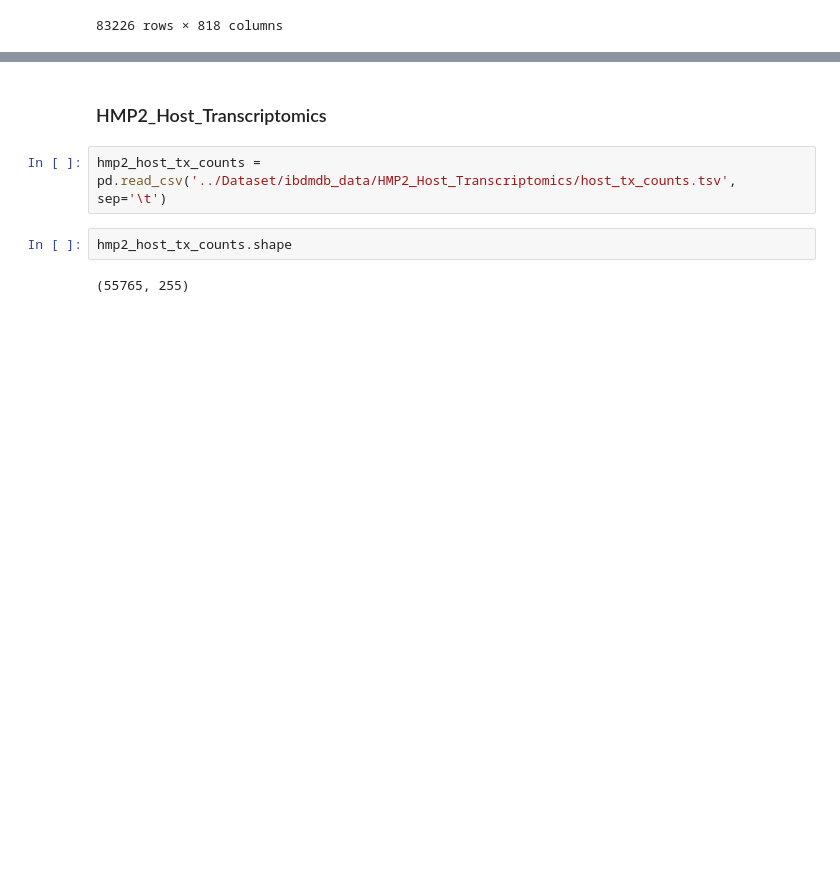
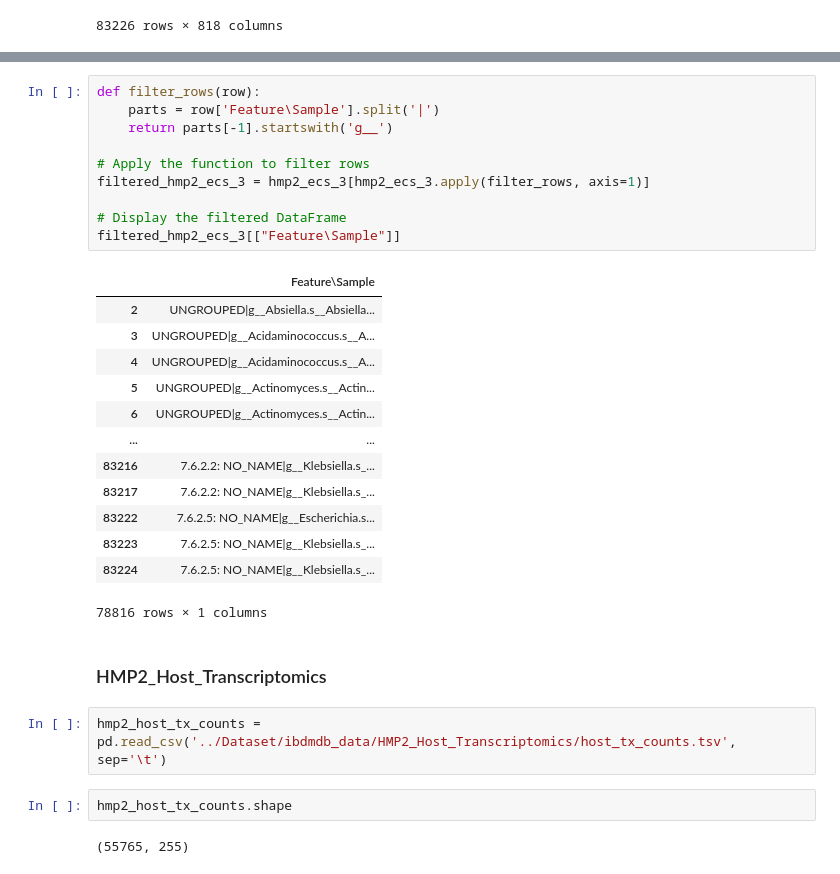
Before and after one commit to MahsaMonshizade/MultiModal, a Jupyter notebook: lib/preprocessing.ipynb, the cells around one changed output, grey strips where cells are left out. Drawn from its saved outputs; the diff is of its cells as text; blank space fills up the shorter version.

```diff
--- a/lib/preprocessing.ipynb
+++ b/lib/preprocessing.ipynb
@@ -402,3 +466,27 @@ hmp2_ecs_3
+# %%
+def filter_rows(row):
+    parts = row['Feature\Sample'].split('|')
+    return parts[-1].startswith('g__')
+
+# Apply the function to filter rows
+filtered_hmp2_ecs_3 = hmp2_ecs_3[hmp2_ecs_3.apply(filter_rows, axis=1)]
+
+# Display the filtered DataFrame
+filtered_hmp2_ecs_3[["Feature\Sample"]]
+# %% [output]
+|  | Feature\Sample |
+| 2 | UNGROUPED|g__Absiella.s__Absiella... |
+| 3 | UNGROUPED|g__Acidaminococcus.s__A... |
+| 4 | UNGROUPED|g__Acidaminococcus.s__A... |
+| 5 | UNGROUPED|g__Actinomyces.s__Actin... |
+| 6 | UNGROUPED|g__Actinomyces.s__Actin... |
+| ... | ... |
+| 83216 | 7.6.2.2: NO_NAME|g__Klebsiella.s_... |
+| 83217 | 7.6.2.2: NO_NAME|g__Klebsiella.s_... |
+| 83222 | 7.6.2.5: NO_NAME|g__Escherichia.s... |
+| 83223 | 7.6.2.5: NO_NAME|g__Klebsiella.s_... |
+| 83224 | 7.6.2.5: NO_NAME|g__Klebsiella.s_... |
+78816 rows × 1 columns
 # %% [markdown]
 ### HMP2_Host_Transcriptomics
 # %%
```
Also changed, not shown: parts of 8 cells of this notebook, 2 other files.
